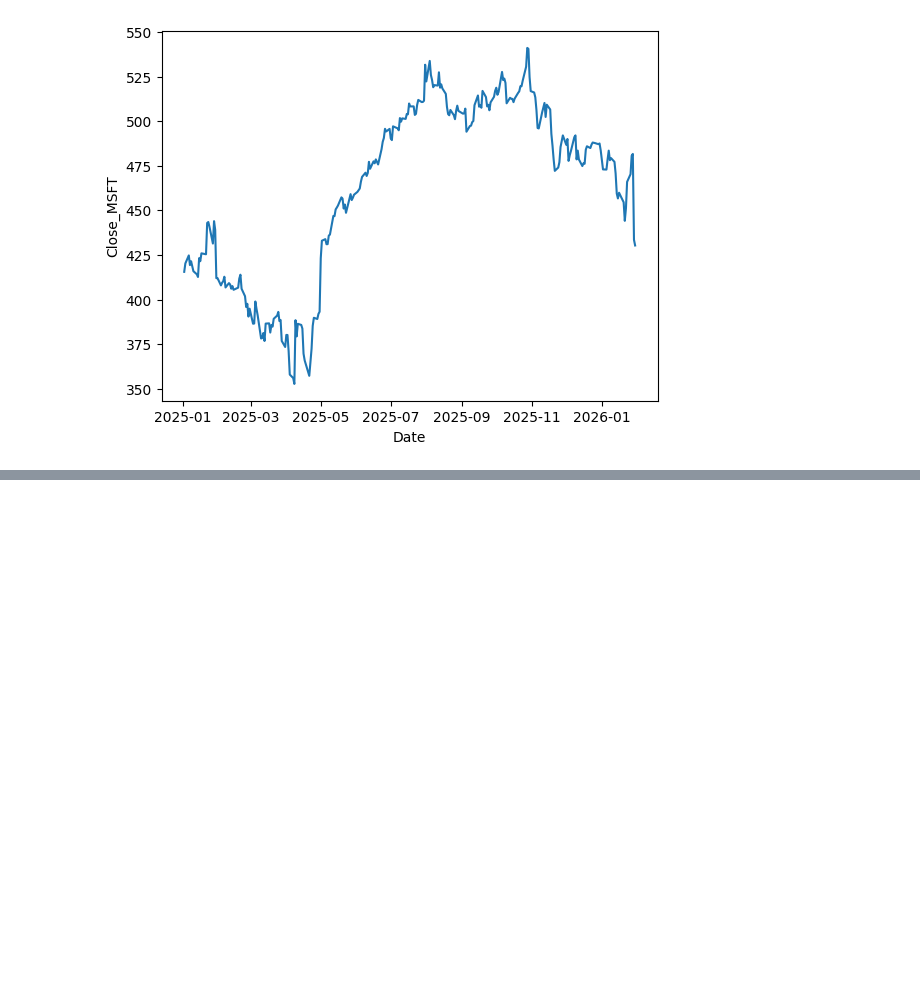
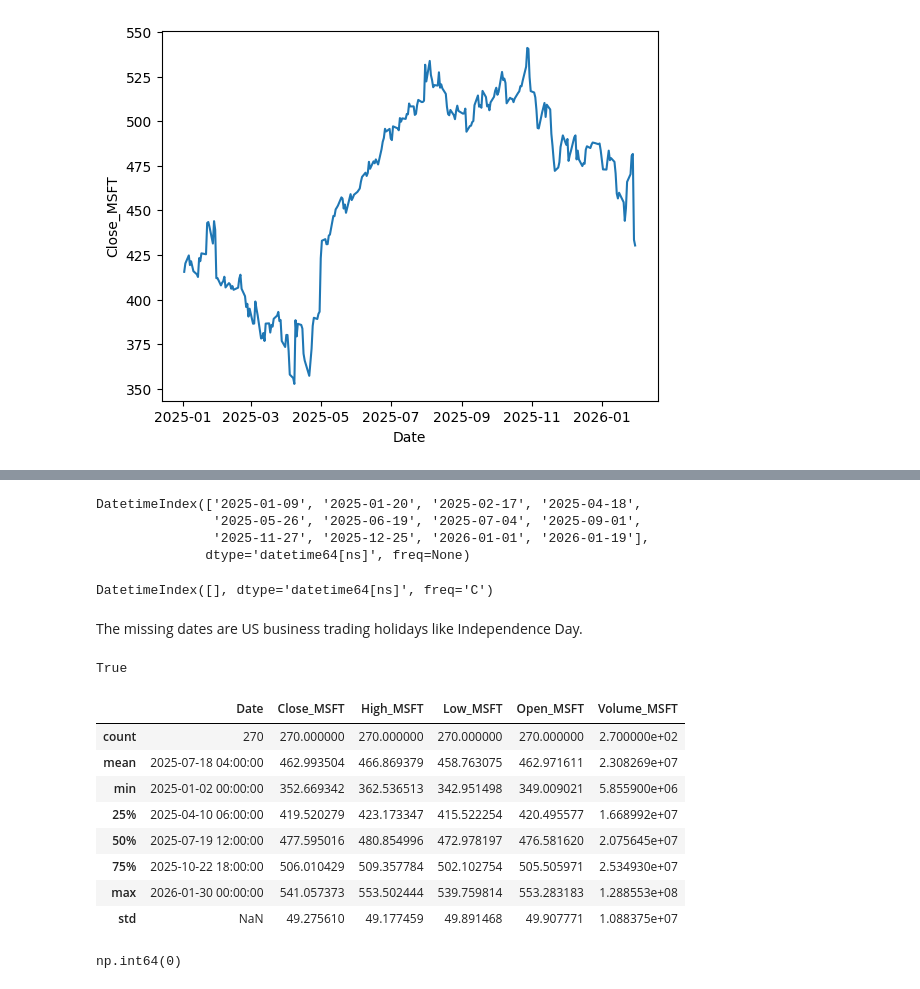
Before and after one commit to shashankgarewal/Time-Series-Analysis-Forecasting, a Jupyter notebook: 01_basic.ipynb, the cells around one changed output, grey strips where cells are left out. Saved outputs shown, nothing was run; the diff lists cells and outputs as text; code cells hidden in the pictures; blank space fills up the shorter version.

Commit message:
Add initial EDA: summary stats, missing entries, returns, and extreme move analysis

```diff
--- a/01_basic.ipynb
+++ b/01_basic.ipynb
@@ -50,0 +90,51 @@ sns.lineplot(data=stock, x='Date', y='Close_MSFT');
+# %%
+# missing dates entries (Mon-to-Fri business trading days)
+business_range = pd.date_range(
+    start=stock.Date.min(),
+    end=stock.Date.max(),
+    freq="B"   # Business day frequency
+)
+missing_dates = business_range.difference(stock['Date'])
+print(missing_dates)
+# %% [output]
+DatetimeIndex(['2025-01-09', '2025-01-20', '2025-02-17', '2025-04-18',
+               '2025-05-26', '2025-06-19', '2025-07-04', '2025-09-01',
+               '2025-11-27', '2025-12-25', '2026-01-01', '2026-01-19'],
+              dtype='datetime64[ns]', freq=None)
+# %%
+nyse = mcal.get_calendar("NYSE") #NYSE/Nasdaq/US market holidays
+
+schedule = nyse.schedule(
+    start_date=stock.index.min(),
+    end_date=stock.index.max()
+)
+
+valid_trading_days = schedule.index
+
+missing_dates = valid_trading_days.difference(stock.index)
+print(missing_dates)
+# %% [output]
+DatetimeIndex([], dtype='datetime64[ns]', freq='C')
+# %% [markdown]
+The missing dates are US business trading holidays like Independence Day.
+# %%
+# are dates in increasing order
+print(stock.Date.is_monotonic_increasing)
+# %% [output]
+True
+# %%
+stock.describe()
+# %% [output]
+|  | Date | Close_MSFT | High_MSFT | Low_MSFT | Open_MSFT | Volume_MSFT |
+| count | 270 | 270.000000 | 270.000000 | 270.000000 | 270.000000 | 2.700000e+02 |
+| mean | 2025-07-18 04:00:00 | 462.993504 | 466.869379 | 458.763075 | 462.971611 | 2.308269e+07 |
+| min | 2025-01-02 00:00:00 | 352.669342 | 362.536513 | 342.951498 | 349.009021 | 5.855900e+06 |
+| 25% | 2025-04-10 06:00:00 | 419.520279 | 423.173347 | 415.522254 | 420.495577 | 1.668992e+07 |
+| 50% | 2025-07-19 12:00:00 | 477.595016 | 480.854996 | 472.978197 | 476.581620 | 2.075645e+07 |
+| 75% | 2025-10-22 18:00:00 | 506.010429 | 509.357784 | 502.102754 | 505.505971 | 2.534930e+07 |
+| max | 2026-01-30 00:00:00 | 541.057373 | 553.502444 | 539.759814 | 553.283183 | 1.288553e+08 |
+| std | NaN | 49.275610 | 49.177459 | 49.891468 | 49.907771 | 1.088375e+07 |
+# %%
+stock.Date.duplicated().sum()
+# %% [output]
+np.int64(0)
```
Also changed, not shown: parts of 10 cells of this notebook.
